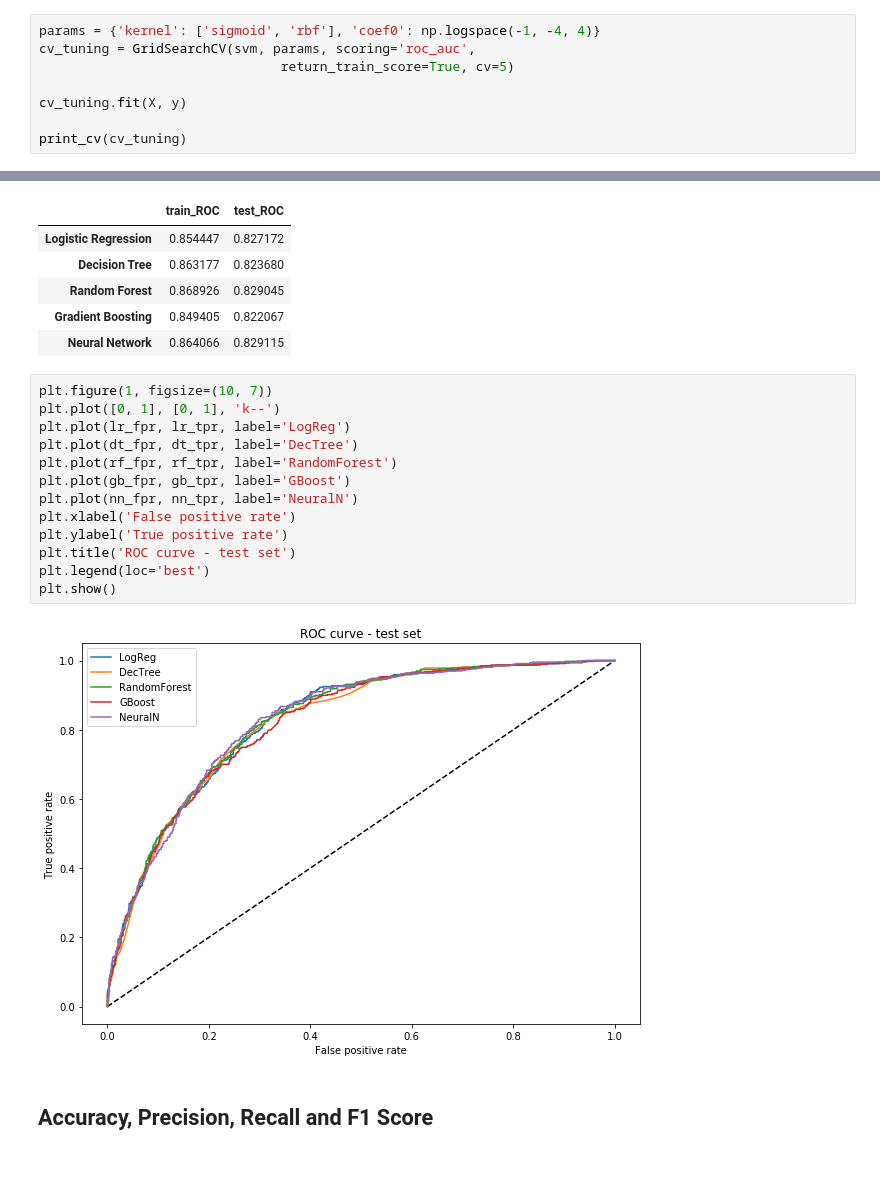
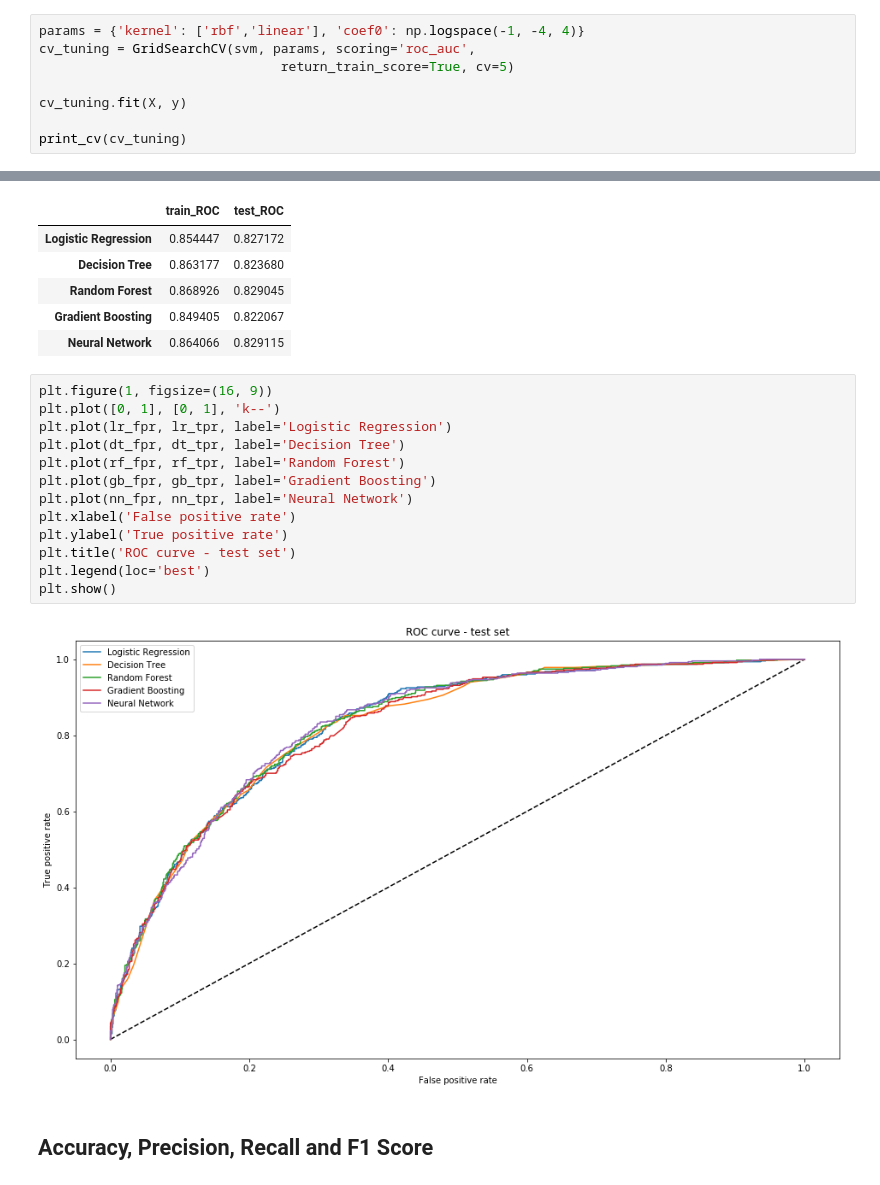
Before and after one commit to gigiatzeni/Tlc_Assignment_UCSC, a Jupyter notebook: Telco.ipynb, the cells around one changed output, grey strips where cells are left out. Saved outputs shown, nothing was run; the diff lists cells and outputs as text.

```diff
--- a/Telco.ipynb
+++ b/Telco.ipynb
@@ -1487,7 +1505,7 @@ score = model.evaluate(x_test, y_test, batch_size=128)
 from sklearn import svm
 svm = svm.SVC(probability=True)
 # %%
-params = {'kernel': ['sigmoid', 'rbf'], 'coef0': np.logspace(-1, -4, 4)}
+params = {'kernel': ['rbf','linear'], 'coef0': np.logspace(-1, -4, 4)}
 cv_tuning = GridSearchCV(svm, params, scoring='roc_auc',
                                return_train_score=True, cv=5)
 
@@ -1592,20 +1608,20 @@ pd.DataFrame({'train_ROC': [lr_auc_train, dt_auc_train, rf_auc_train, gb_auc_tra
 | Gradient Boosting | 0.849405 | 0.822067 |
 | Neural Network | 0.864066 | 0.829115 |
 # %%
-plt.figure(1, figsize=(10, 7))
+plt.figure(1, figsize=(16, 9))
 plt.plot([0, 1], [0, 1], 'k--')
-plt.plot(lr_fpr, lr_tpr, label='LogReg')
-plt.plot(dt_fpr, dt_tpr, label='DecTree')
-plt.plot(rf_fpr, rf_tpr, label='RandomForest')
-plt.plot(gb_fpr, gb_tpr, label='GBoost')
-plt.plot(nn_fpr, nn_tpr, label='NeuralN')
+plt.plot(lr_fpr, lr_tpr, label='Logistic Regression')
+plt.plot(dt_fpr, dt_tpr, label='Decision Tree')
+plt.plot(rf_fpr, rf_tpr, label='Random Forest')
+plt.plot(gb_fpr, gb_tpr, label='Gradient Boosting')
+plt.plot(nn_fpr, nn_tpr, label='Neural Network')
 plt.xlabel('False positive rate')
 plt.ylabel('True positive rate')
 plt.title('ROC curve - test set')
 plt.legend(loc='best')
 plt.show()
 # %% [output]
-[figure, old version]
+[figure, new version]
 # %% [markdown]
 ## Accuracy, Precision, Recall and F1 Score
 # %%
```
Also changed, not shown: parts of 39 cells of this notebook.
